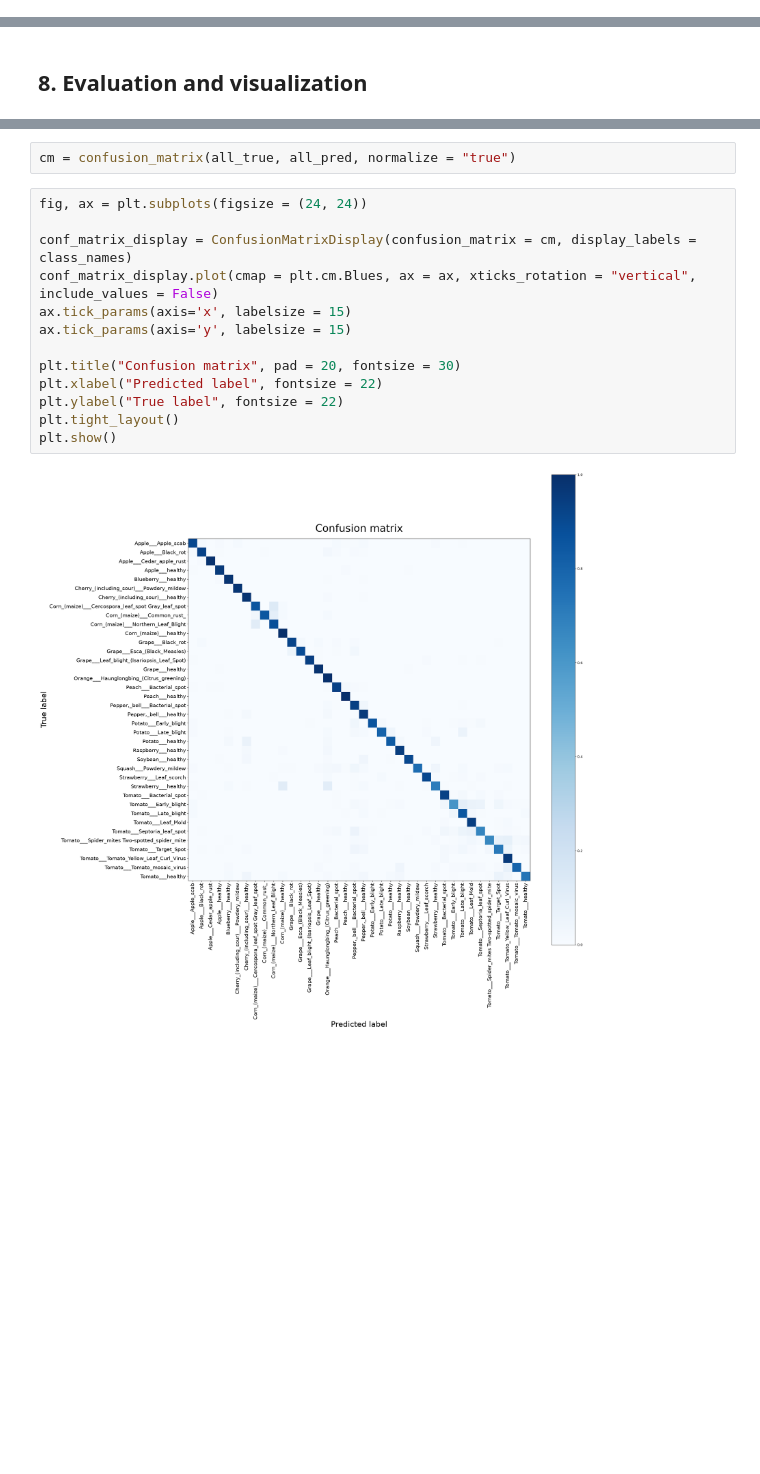
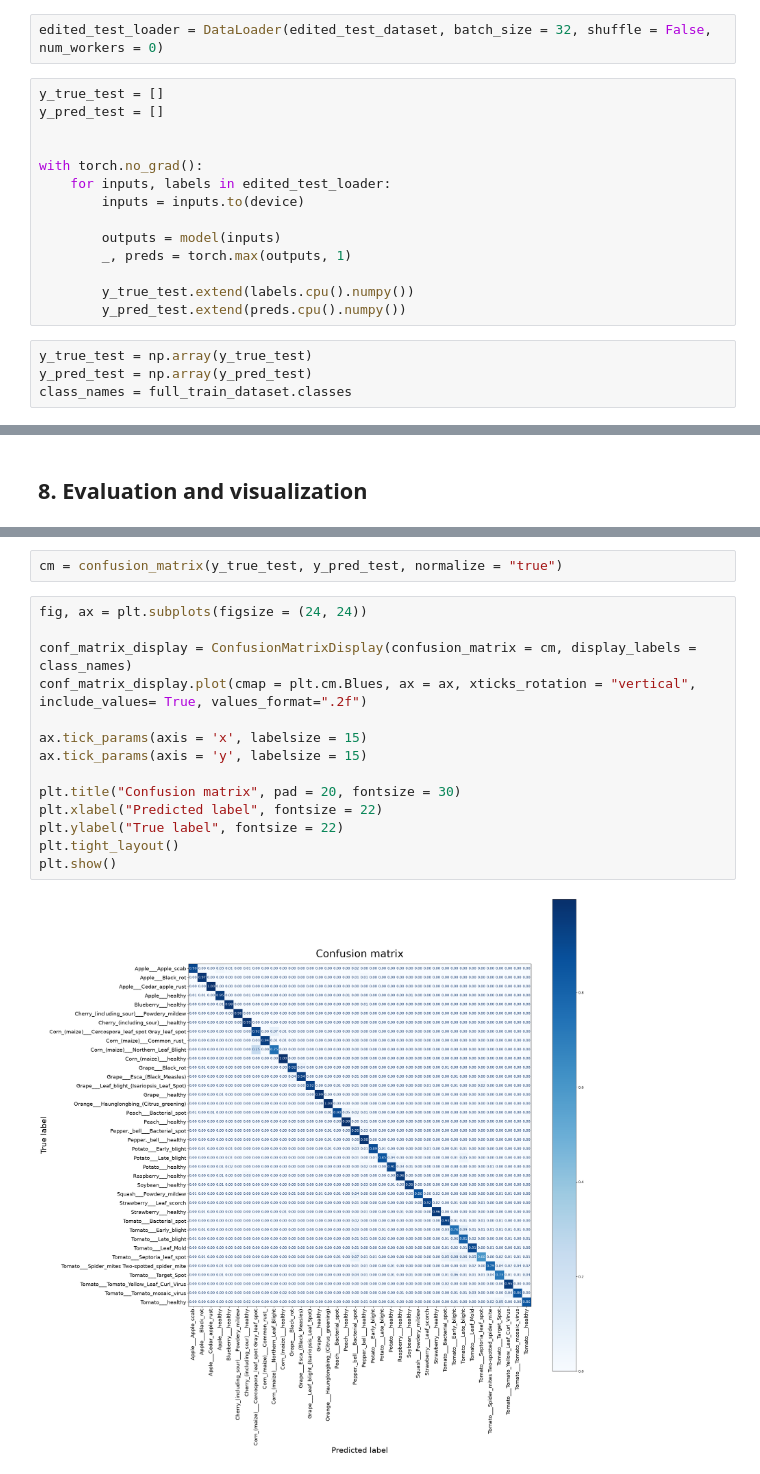
Before and after one commit to radinelageorgieva/plant-disease-classification, a Jupyter notebook: Plant_Disease_Classification.ipynb, the cells around one changed output, grey strips where cells are left out. Cells and saved outputs as stored; diff of their text form; blank space fills up the shorter version.

Commit message:
Model testing, F1-score

```diff
--- a/Plant_Disease_Classification.ipynb
+++ b/Plant_Disease_Classification.ipynb
@@ -541,0 +662,20 @@ Applying fine-tuning by unfreezing Block 8 with AdamW unlocked further learning,
+# %%
+edited_test_loader = DataLoader(edited_test_dataset, batch_size = 32, shuffle = False, num_workers = 0)
+# %%
+y_true_test = []
+y_pred_test = []
+
+
+with torch.no_grad():
+    for inputs, labels in edited_test_loader:
+        inputs = inputs.to(device)
+
+        outputs = model(inputs)
+        _, preds = torch.max(outputs, 1)
+
+        y_true_test.extend(labels.cpu().numpy())
+        y_pred_test.extend(preds.cpu().numpy())
+# %%
+y_true_test = np.array(y_true_test)
+y_pred_test = np.array(y_pred_test)
+class_names = full_train_dataset.classes
@@ -647,17 +724,18 @@ class_names = full_train_dataset.classes
 # %%
-cm = confusion_matrix(all_true, all_pred, normalize = "true")
+cm = confusion_matrix(y_true_test, y_pred_test, normalize = "true")
 # %%
 fig, ax = plt.subplots(figsize = (24, 24))
 
 conf_matrix_display = ConfusionMatrixDisplay(confusion_matrix = cm, display_labels = class_names)
-conf_matrix_display.plot(cmap = plt.cm.Blues, ax = ax, xticks_rotation = "vertical", include_values = False)
-ax.tick_params(axis='x', labelsize = 15)
-ax.tick_params(axis='y', labelsize = 15)
+conf_matrix_display.plot(cmap = plt.cm.Blues, ax = ax, xticks_rotation = "vertical", include_values= True, values_format=".2f")
+
+ax.tick_params(axis = 'x', labelsize = 15)
+ax.tick_params(axis = 'y', labelsize = 15)
 
 plt.title("Confusion matrix", pad = 20, fontsize = 30)
 plt.xlabel("Predicted label", fontsize = 22)
 plt.ylabel("True label", fontsize = 22)
 plt.tight_layout()
 plt.show()
 # %% [output]
-[figure, old version]
+[figure, new version]
```
Also changed, not shown: parts of 50 cells of this notebook.
